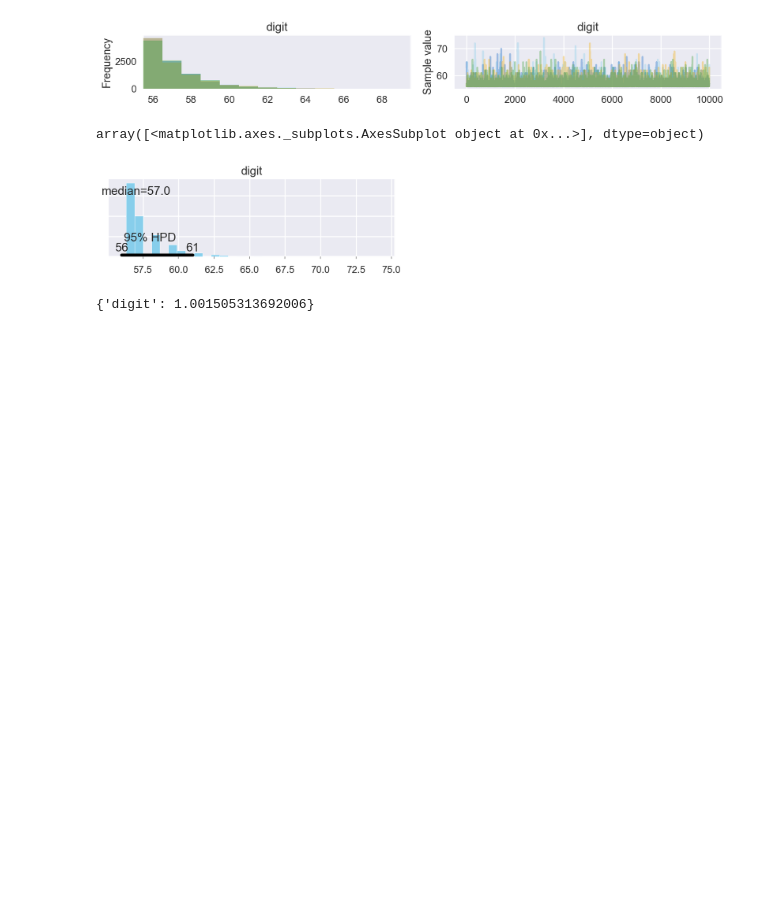
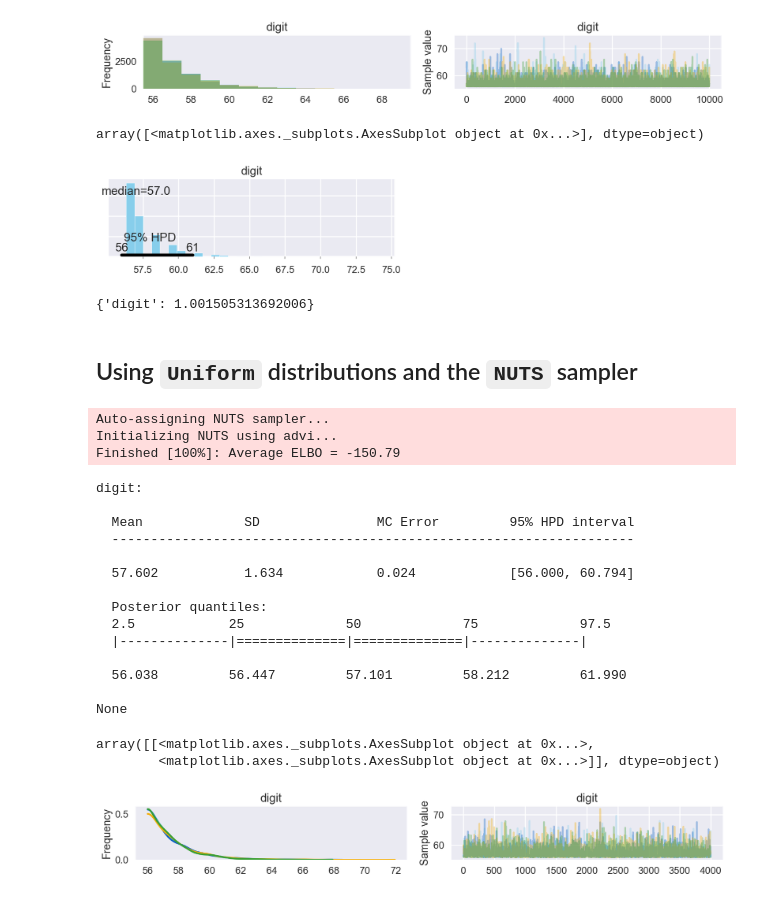
Before and after one commit to zachwill/mcmc, a Jupyter notebook: Fortune Cookie.ipynb, the cells around one changed output. Saved outputs shown, nothing was run; the diff lists cells and outputs as text; code cells hidden in the pictures; blank space fills up the shorter version.

```diff
--- a/Fortune Cookie.ipynb
+++ b/Fortune Cookie.ipynb
@@ -22,7 +26,7 @@ data = np.array([
 
     # Sampled these from his Google image search
     [37, 53, 1, 17, 32, 42],
-    [26, 55, 25, 51, 11, 27]
+    [26, 55, 25, 51, 11, 27],
 ])
 # %%
 with pm.Model() as model:
@@ -69,3 +71,41 @@ array([<matplotlib.axes._subplots.AxesSubplot object at 0x...>], dtype=object)
 pm.diagnostics.gelman_rubin(trace)
 # %% [output]
 {'digit': 1.001505313692006}
+# %% [markdown]
+## Using `Uniform` distributions and the `NUTS` sampler
+# %%
+with pm.Model() as model:
+    # Prior
+    digit = pm.Uniform("digit", lower=max(data.ravel()), upper=1000)
+    # Likelihood
+    y = pm.Uniform("y", lower=1, upper=digit, observed=data.ravel())
+    # Sample
+    trace = pm.sample(draws=6000, njobs=4, chain=4)
+
+burn_in = 2000
+trace = trace[burn_in:]
+# %% [output]
+Auto-assigning NUTS sampler...
+Initializing NUTS using advi...
+Finished [100%]: Average ELBO = -150.79
+# %%
+print(pm.summary(trace))
+pm.traceplot(trace)
+# %% [output]
+digit:
+
+  Mean             SD               MC Error         95% HPD interval
+  -------------------------------------------------------------------
+
+  57.602           1.634            0.024            [56.000, 60.794]
+
+  Posterior quantiles:
+  2.5            25             50             75             97.5
+  |--------------|==============|==============|--------------|
+
+  56.038         56.447         57.101         58.212         61.990
+
+None
+array([[<matplotlib.axes._subplots.AxesSubplot object at 0x...>,
+        <matplotlib.axes._subplots.AxesSubplot object at 0x...>]], dtype=object)
+[figure, added]
```
Also changed, not shown: parts of 5 cells of this notebook, 1 other file.
